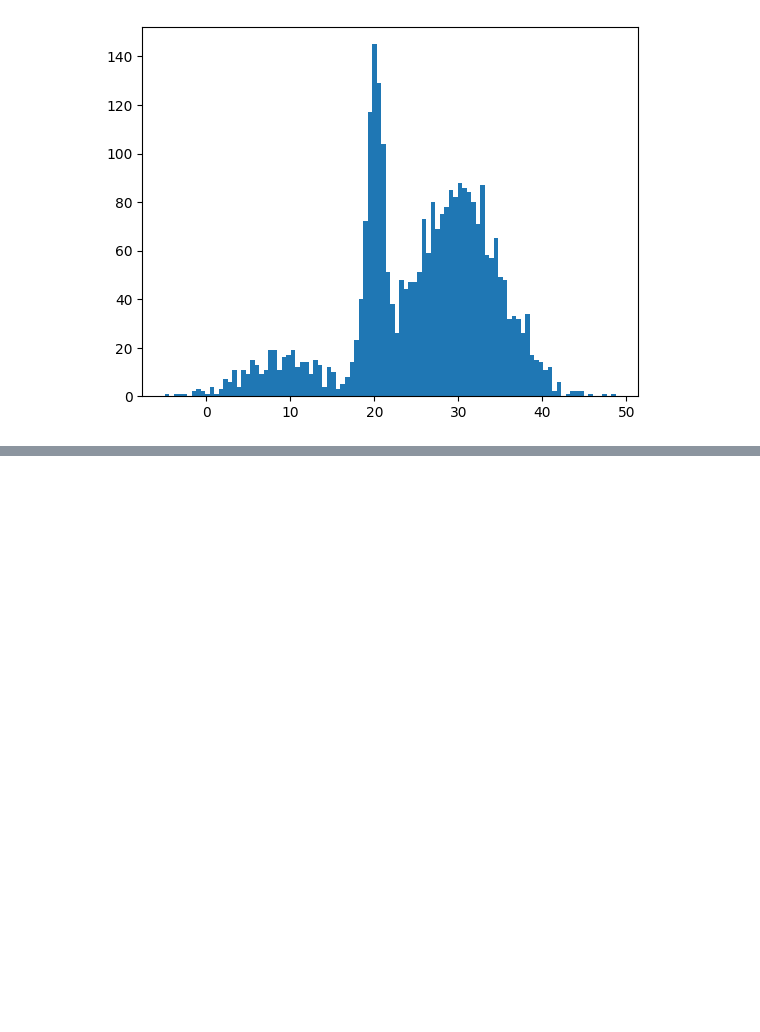
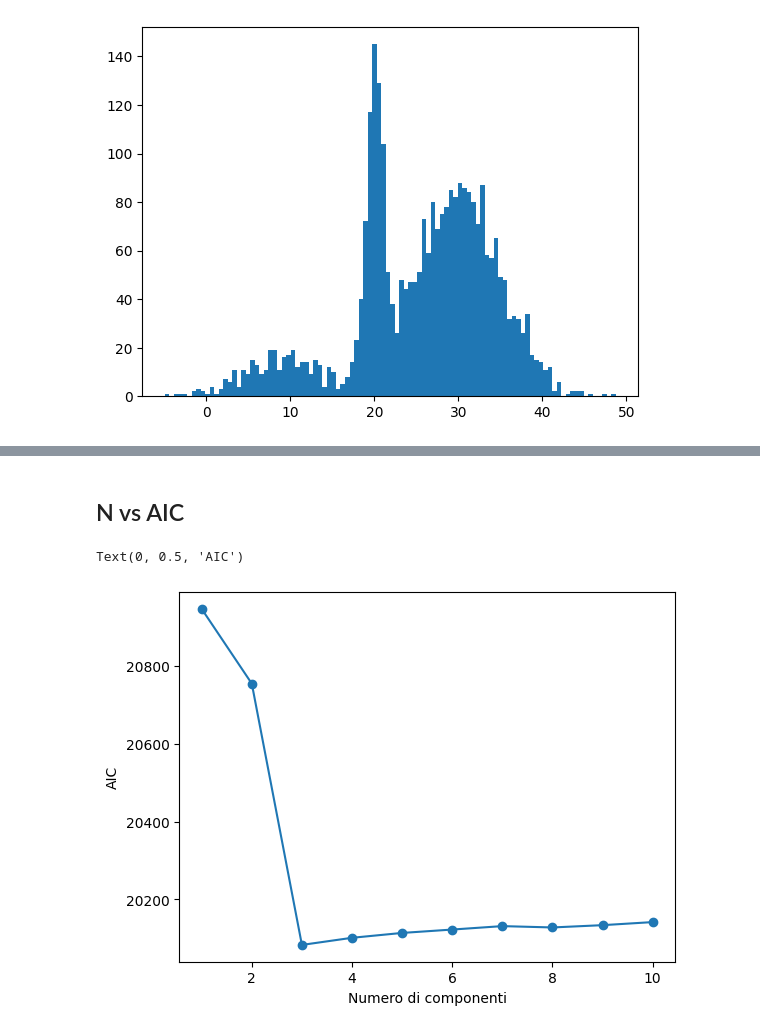
Before and after one commit to LorenzaImpicciche/astrostatistics_bicocca_2025, a Jupyter notebook: working/W07.ipynb, the cells around one changed output, grey strips where cells are left out. Cells and saved outputs as stored; diff of their text form; code cells hidden in the pictures; blank space fills up the shorter version.

```diff
--- a/working/W07.ipynb
+++ b/working/W07.ipynb
@@ -74,0 +86,20 @@ plt.show()
+# %% [markdown]
+## N vs AIC
+# %%
+aic = []
+modelli = []
+
+for i in range(1,11):
+    gm = GaussianMixture(n_components=i, random_state=0).fit(data.reshape(-1,1))
+    modelli.append(gm)
+
+    aic_i = gm.aic(data.reshape(-1,1))
+    aic.append(aic_i)
+
+
+plt.plot(range(1,11), aic, marker='o')
+plt.xlabel('Numero di componenti')
+plt.ylabel('AIC')
+# %% [output]
+Text(0, 0.5, 'AIC')
+[figure, added]
```
Also changed, not shown: parts of 10 cells of this notebook.
